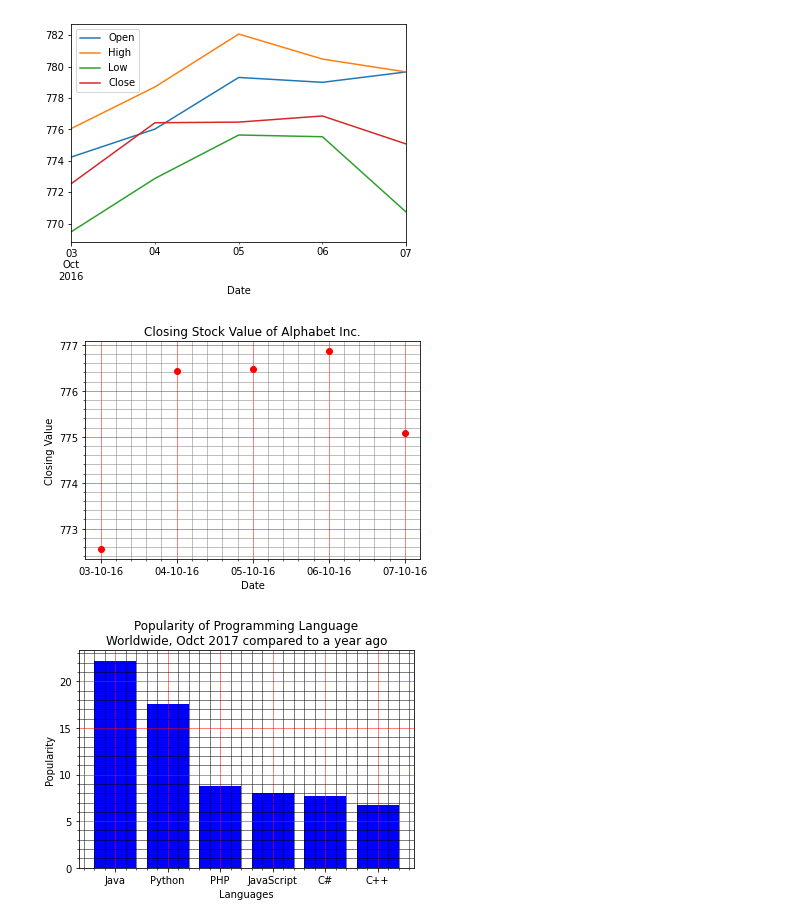
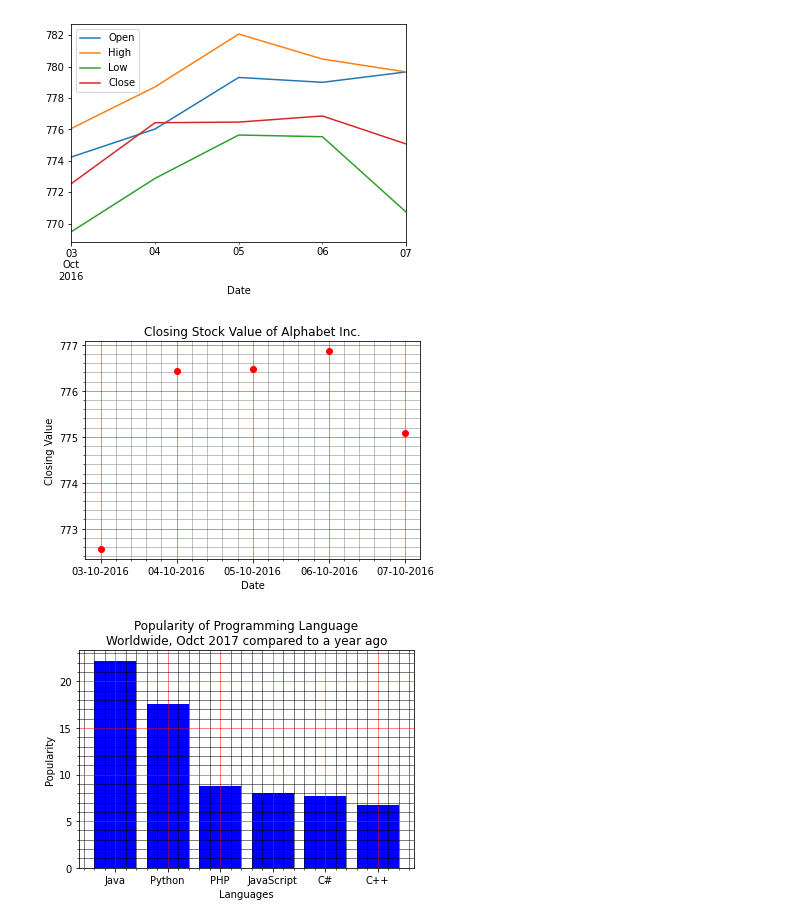
Before and after one commit to retrouvm/Code-Practice, a Jupyter notebook: Data_Science/assignments/HW2/vvk160_hw2.ipynb, the cells around one changed output. Drawn from its saved outputs; the diff is of its cells as text; code cells hidden in the pictures.

```diff
--- a/Data_Science/assignments/HW2/vvk160_hw2.ipynb
+++ b/Data_Science/assignments/HW2/vvk160_hw2.ipynb
@@ -20,43 +20,43 @@ df.plot()
 [figure]
 # %%
 import matplotlib.pyplot as plt
-
-
 #Question 2
 # Save the data in the variable "data"
 # Each row is saved in a tuple
 #data = [('2016-10-03', 772.559998), ... ]
 #2. your code is here
-dates=['03-10-16','04-10-16','05-10-16','06-10-16','07-10-16']
+dates=['03-10-2016',
+       '04-10-2016',
+       '05-10-2016',
+       '06-10-2016',
+       '07-10-2016']
 d_close=[772.559998,776.429993,776.469971,776.859985,775.080017]
 data=zip(dates,d_close)
-#data=[('03-10-16', 772.559998), ('04-10-16', 776.429993), ('05-10-16', 776.469971), ('06-10-16', 776.859985), ('07-10-16', 775.080017)]
-
 # Plot the data as a red line with round markers
 #3. your code is here
 for d, c in data:
-    plt.plot(d,c,'ro-')
+    plt.plot(d,c,'ro',linestyle='-')
 # set the ticks, labels, titles, grids
 # add a title
 plt.title("Closing Stock Value of Alphabet Inc.")
 # add a label to the y-axis
 plt.ylabel("Closing Value")
 # add a label to the x-axis
 plt.xlabel("Date")
 #4. your code is here
 # Turn on the minor TICKS, which are required for the minor GRID
 plt.minorticks_on()
 # Customize the major grid
 #5. your code is here
 plt.grid(which='major', linestyle='-', linewidth = .5, color='red')
 
 # Customize the minor grid
 #6. your code is here
 plt.grid(which='minor', color = 'gray', linestyle = '-', linewidth = .5)
 
 plt.show()
 # %% [output]
-[figure, old version]
+[figure, new version]
 # %%
 #Question 3
 
```
